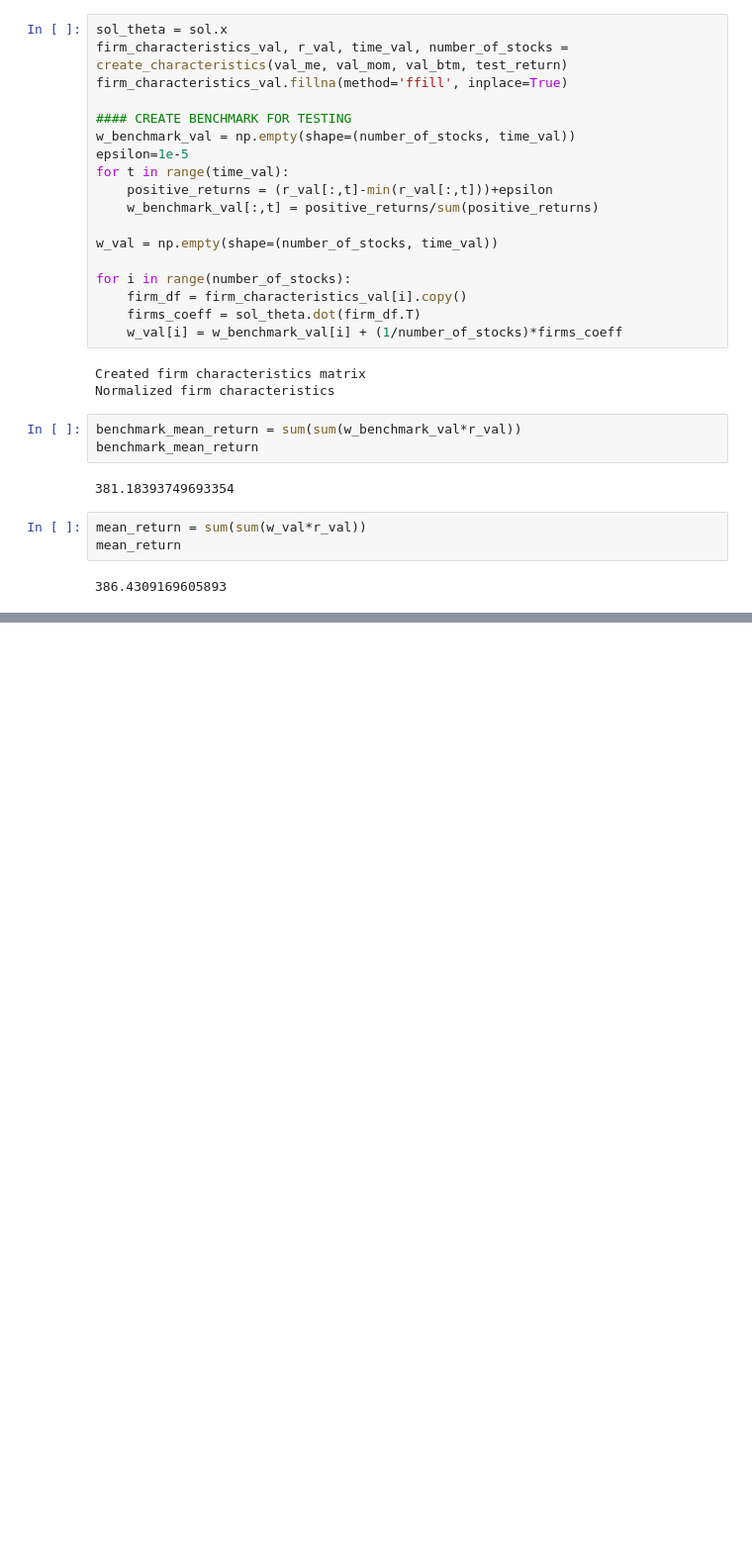
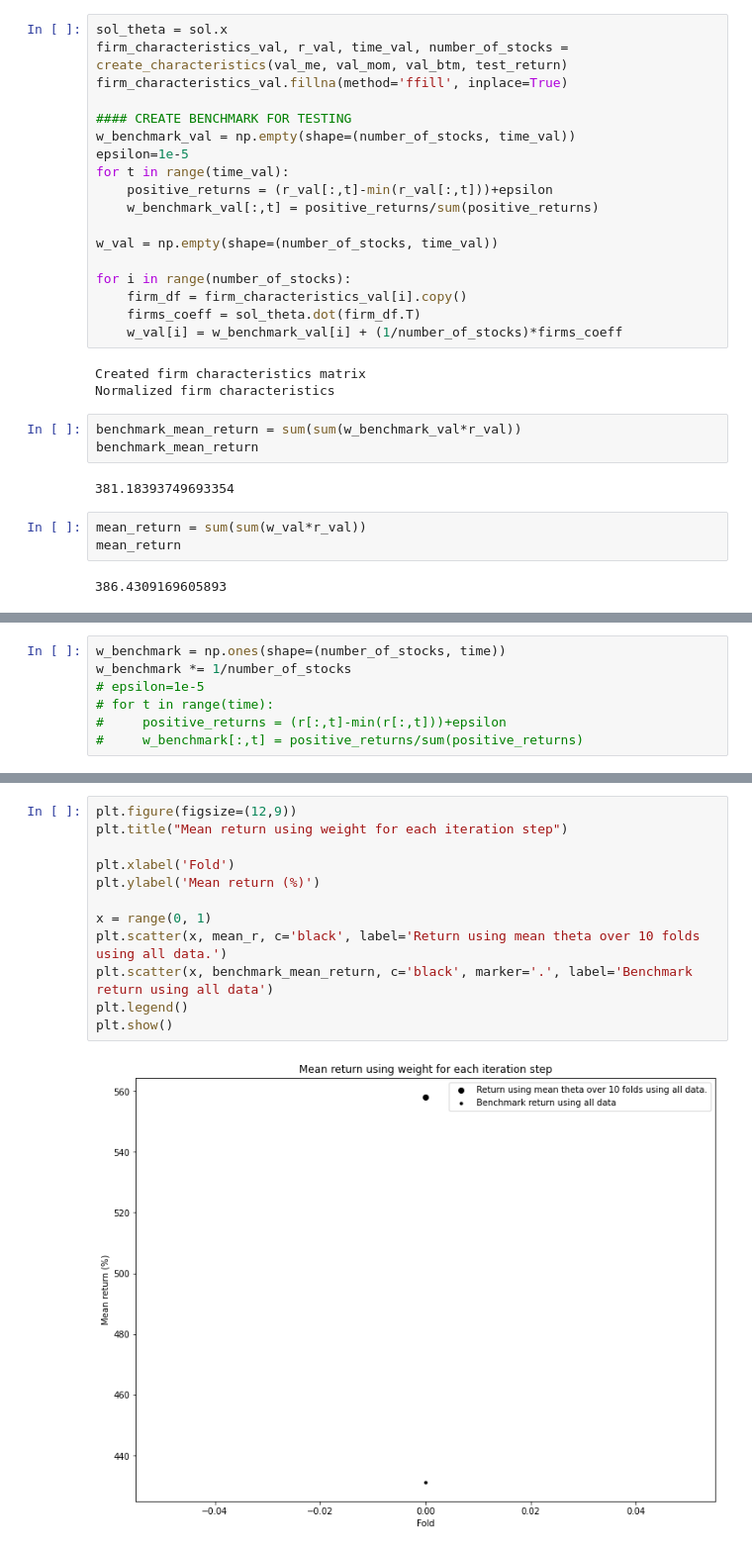
Before and after one commit to gabrielvieira37/master_thesis, a Jupyter notebook: prototype/article_prototype.ipynb, the cells around one changed output, grey strips where cells are left out. Shown at 99% size. Drawn from its saved outputs; the diff is of its cells as text; blank space fills up the shorter version.

```diff
--- a/prototype/article_prototype.ipynb
+++ b/prototype/article_prototype.ipynb
@@ -1092,0 +1079,7 @@ plt.show()
+# %%
+w_benchmark = np.ones(shape=(number_of_stocks, time))
+w_benchmark *= 1/number_of_stocks
+# epsilon=1e-5
+# for t in range(time):
+#     positive_returns = (r[:,t]-min(r[:,t]))+epsilon
+#     w_benchmark[:,t] = positive_returns/sum(positive_returns)
@@ -1092,0 +1111,14 @@ plt.show()
+# %%
+plt.figure(figsize=(12,9))
+plt.title("Mean return using weight for each iteration step")
+
+plt.xlabel('Fold')
+plt.ylabel('Mean return (%)')
+
+x = range(0, 1)
+plt.scatter(x, mean_r, c='black', label='Return using mean theta over 10 folds using all data.')
+plt.scatter(x, benchmark_mean_return, c='black', marker='.', label='Benchmark return using all data')
+plt.legend()
+plt.show()
+# %% [output]
+[figure, added]
```
Also changed, not shown: parts of 70 cells of this notebook.
